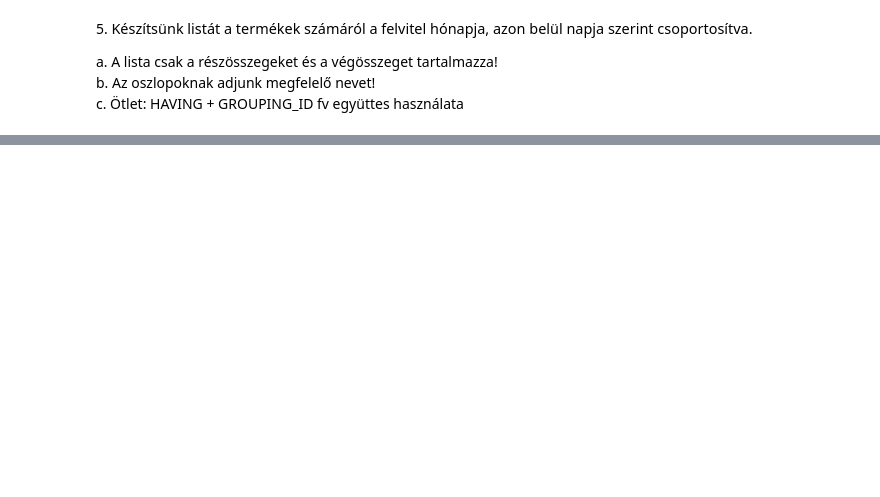
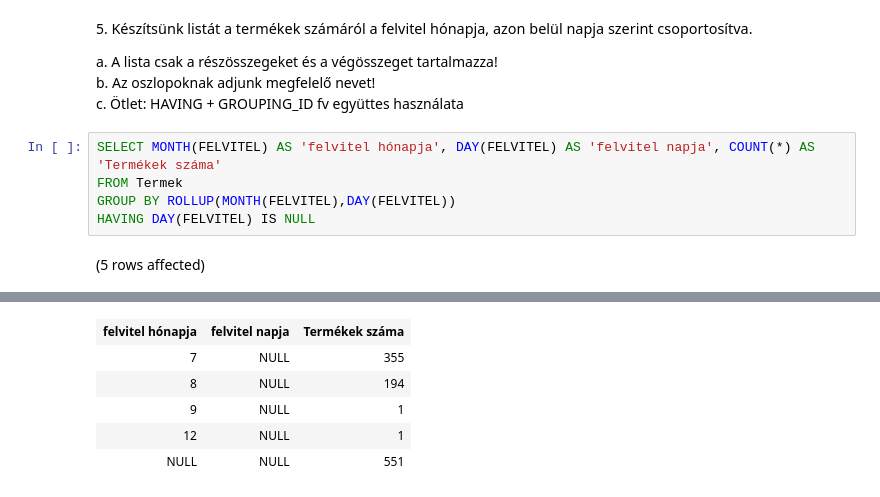
Before and after one commit to richardhestencz/Adatbazisok, a Jupyter notebook: gyakorlat04_feladatok.ipynb, the cells around one changed output, grey strips where cells are left out. Cells and saved outputs as stored; diff of their text form; blank space fills up the shorter version.

```diff
--- a/gyakorlat04_feladatok.ipynb
+++ b/gyakorlat04_feladatok.ipynb
@@ -102,3 +124,10 @@ b. Az oszlopoknak adjunk nevet értelemszerűen!
 a. A lista csak a részösszegeket és a végösszeget tartalmazza!
 b. Az oszlopoknak adjunk megfelelő nevet!
 c. Ötlet: HAVING + GROUPING\_ID fv együttes használata
+# %%
+SELECT MONTH(FELVITEL) AS 'felvitel hónapja', DAY(FELVITEL) AS 'felvitel napja', COUNT(*) AS 'Termékek száma'
+FROM Termek
+GROUP BY ROLLUP(MONTH(FELVITEL),DAY(FELVITEL))
+HAVING DAY(FELVITEL) IS NULL
+# %% [output]
+(5 rows affected)
@@ -104,0 +135,6 @@ c. Ötlet: HAVING + GROUPING\_ID fv együttes használata
+| felvitel hónapja | felvitel napja | Termékek száma |
+| 7 | NULL | 355 |
+| 8 | NULL | 194 |
+| 9 | NULL | 1 |
+| 12 | NULL | 1 |
+| NULL | NULL | 551 |
```
Also changed, not shown: parts of 5 cells of this notebook.
